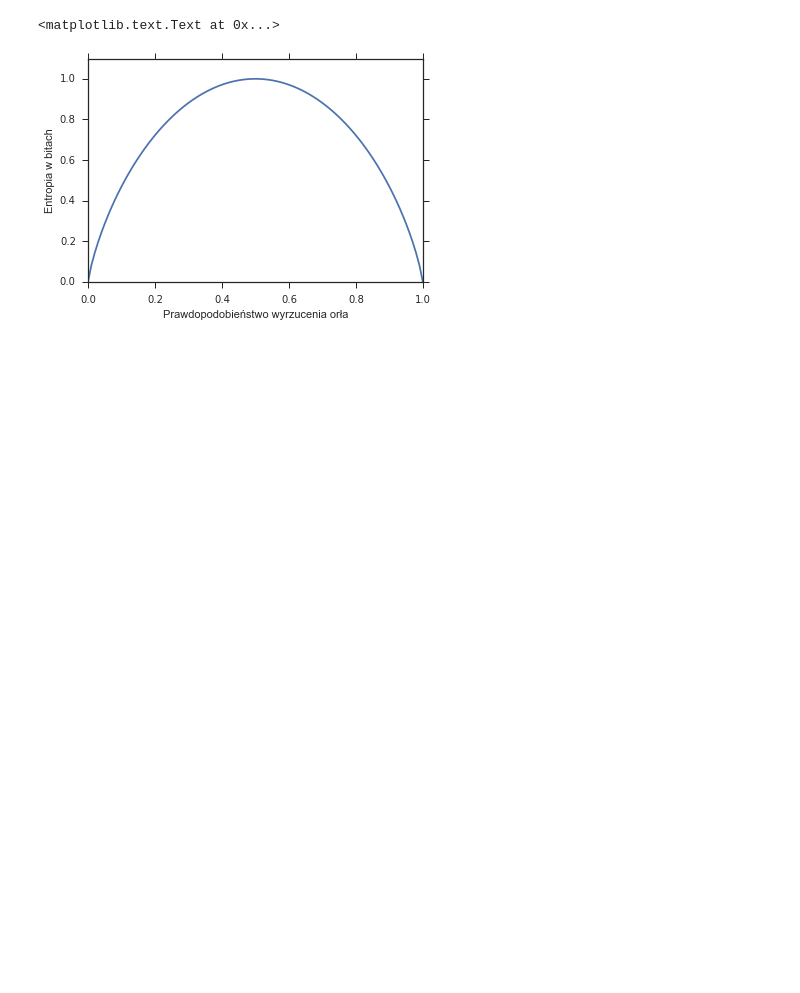
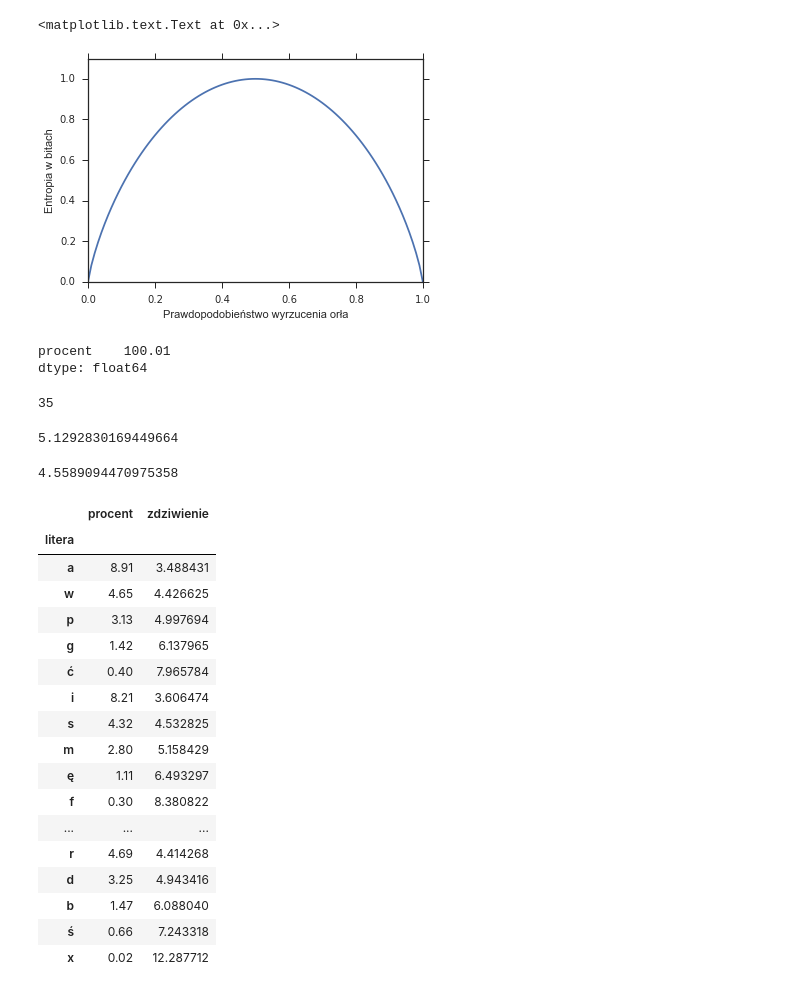
Before and after one commit to stared/delta-entropia, a Jupyter notebook: entropia.ipynb, the cells around one changed output. Drawn from its saved outputs; the diff is of its cells as text; code cells hidden in the pictures; blank space fills up the shorter version.

```diff
--- a/entropia.ipynb
+++ b/entropia.ipynb
@@ -27,0 +29,17 @@ plt.axis?
+# %%
+litery.sum()
+# %% [output]
+procent    100.01
+dtype: float64
+# %%
+len(litery)
+# %% [output]
+35
+# %%
+np.log2(len(litery))
+# %% [output]
+5.1292830169449664
+# %%
+entropy(litery['procent']/100)
+# %% [output]
+4.5589094470975358
@@ -27,0 +48,21 @@ plt.axis?
+# %%
+litery
+# %% [output]
+|  | procent | zdziwienie |
+| litera |  |  |
+| a | 8.91 | 3.488431 |
+| w | 4.65 | 4.426625 |
+| p | 3.13 | 4.997694 |
+| g | 1.42 | 6.137965 |
+| ć | 0.40 | 7.965784 |
+| i | 8.21 | 3.606474 |
+| s | 4.32 | 4.532825 |
+| m | 2.80 | 5.158429 |
+| ę | 1.11 | 6.493297 |
+| f | 0.30 | 8.380822 |
+| ... | ... | ... |
+| r | 4.69 | 4.414268 |
+| d | 3.25 | 4.943416 |
+| b | 1.47 | 6.088040 |
+| ś | 0.66 | 7.243318 |
+| x | 0.02 | 12.287712 |
```
Also changed, not shown: parts of 5 cells of this notebook, 1 other file.
